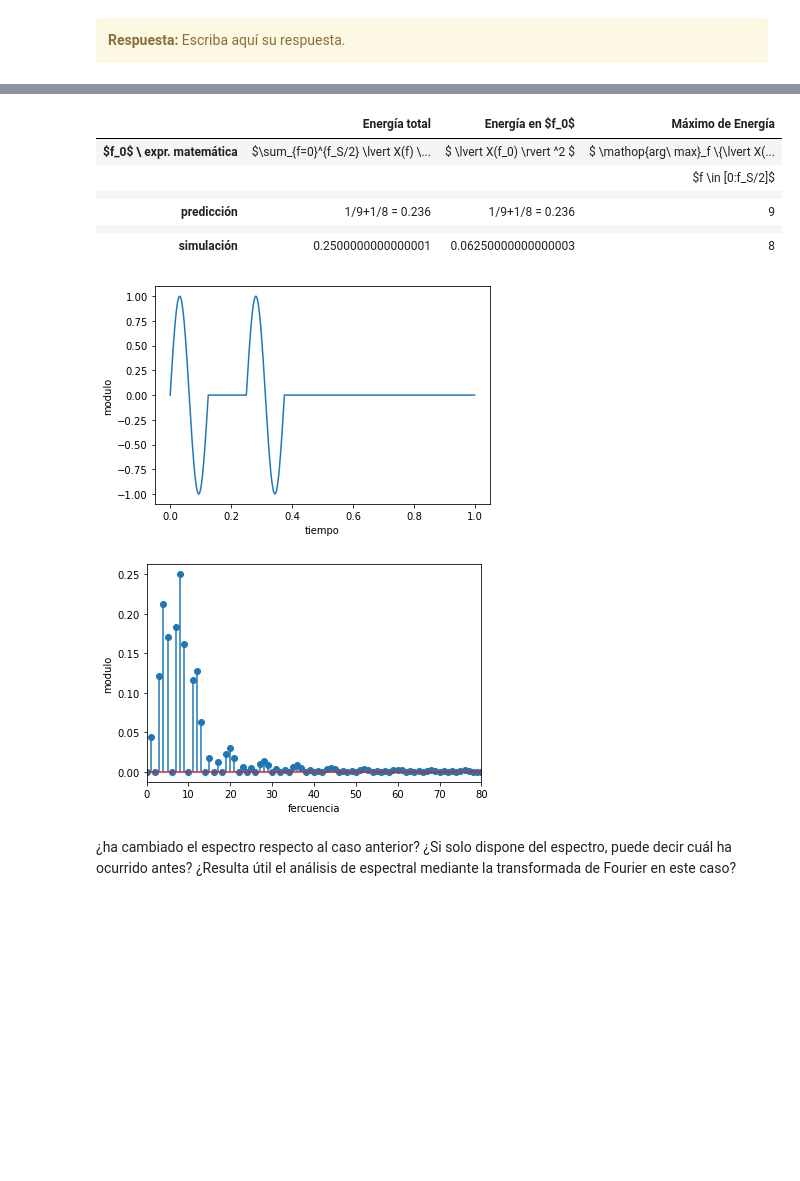
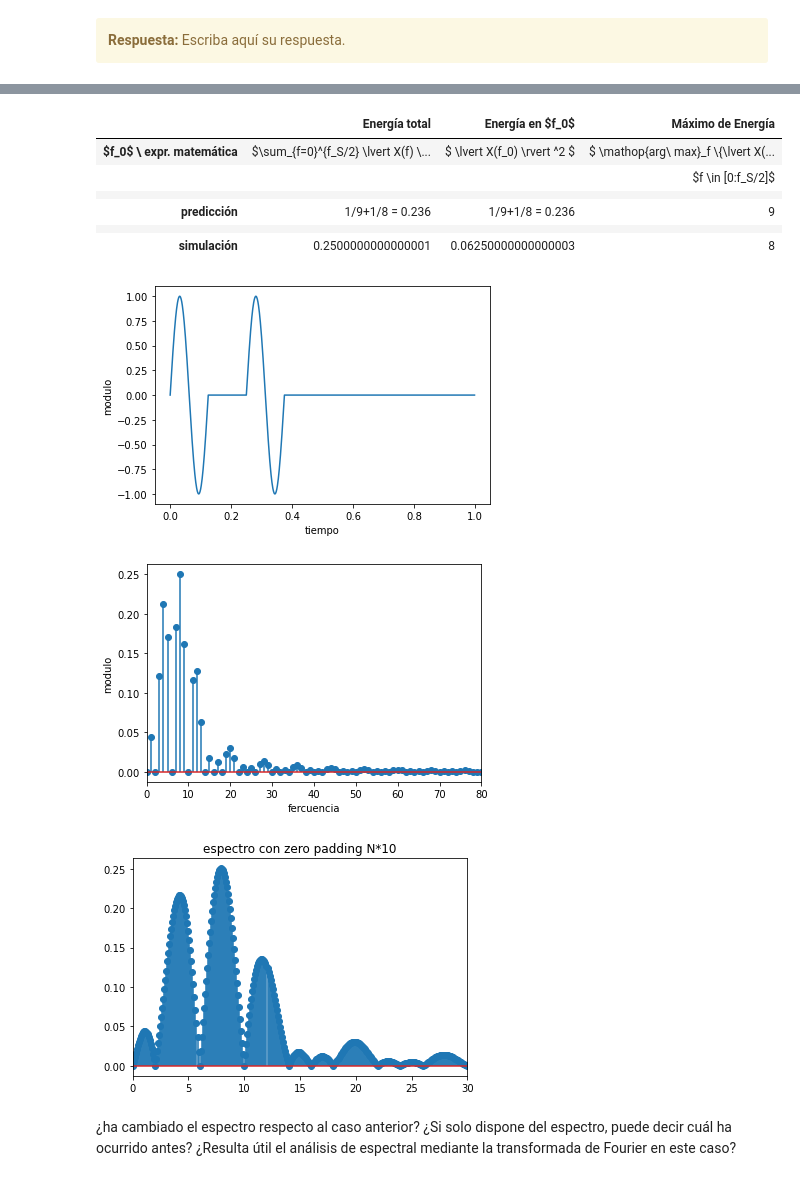
Before and after one commit to FabianVillada/PDS_TPs, a Jupyter notebook: TP1_Muestreo_Fourier.ipynb, the cells around one changed output, grey strips where cells are left out. Cells and saved outputs as stored; diff of their text form; code cells hidden in the pictures; blank space fills up the shorter version.

```diff
--- a/TP1_Muestreo_Fourier.ipynb
+++ b/TP1_Muestreo_Fourier.ipynb
@@ -1045,44 +1056,55 @@ xx2[:int(2*N/f0)] = 0
 xx2[int(3*N/f0):] = 0
 
 xx += xx2
+xx1 = np.concatenate((xx,np.zeros(N*10)))
 
 fftxx = fft(xx)
 fftxx_abs = np.abs(fftxx)/(Norma)
 freq = np.arange( 0 , fs , fs/N)
 
-plt.figure(3)
+fftxx1 = fft(xx1)
+fftxx1_abs = np.abs(fftxx1)/Norma
+
+plt.figure(1)
 plt.plot(tt , xx)
 plt.xlabel('tiempo')
 plt.ylabel('modulo')
 
-plt.figure(4)
+plt.figure(2)
 plt.stem(freq , fftxx_abs , use_line_collection = True)
 plt.xlim(0, 80)
 plt.xlabel('fercuencia')
 plt.ylabel('modulo')
+
+freqxx1 = np.fft.fftfreq(len(xx1),1/N)
+plt.figure(3)
+plt.stem(freqxx1 , fftxx1_abs , use_line_collection=True)
+plt.xlim(0,30)
+plt.title('espectro con zero padding N*10')
 
 
 tus_resultados.append([str(np.sum(fftxx_abs**2)/2 ),str(fftxx_abs[arg]**2), str(np.argmax(fftxx_abs))])
 
 
 df = DataFrame(tus_resultados, columns=['Energía total', 'Energía en $f_0$', 'Máximo de Energía'],
                index=['$f_0$ \ expr. matemática',
                       '',
                       '',
                       'predicción',
                       '',
                       'simulación'])
 HTML(df.to_html())
 # %% [output]
 |  | Energía total | Energía en $f_0$ | Máximo de Energía |
 | $f_0$ \ expr. matemática | $\sum_{f=0}^{f_S/2} \lvert X(f) \... | $ \lvert X(f_0) \rvert ^2 $ | $ \mathop{arg\ max}_f \{\lvert X(... |
 |  |  |  | $f \in [0:f_S/2]$ |
 |  |  |  |  |
 | predicción | 1/9+1/8 = 0.236 | 1/9+1/8 = 0.236 | 9 |
 |  |  |  |  |
 | simulación | 0.2500000000000001 | 0.06250000000000003 | 8 |
 [figure]
 [figure]
+[figure, added]
 # %% [markdown]
 ¿ha cambiado el espectro respecto al caso anterior? ¿Si solo dispone del espectro, puede decir cuál ha ocurrido antes? ¿Resulta útil el análisis de espectral mediante la transformada de Fourier en este caso?
 # %% [markdown]
```
Also changed, not shown: parts of 11 cells of this notebook.
